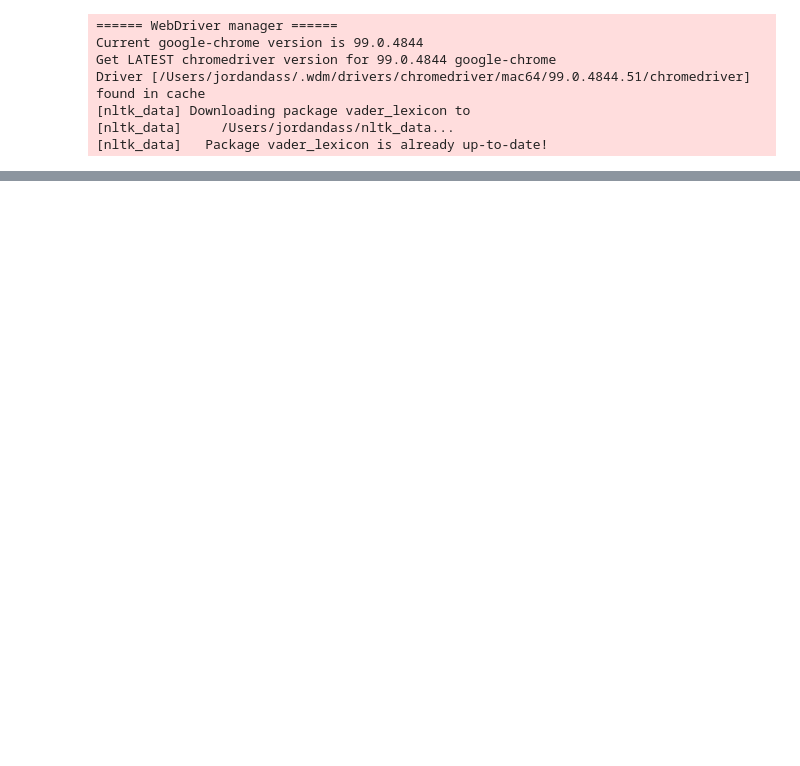
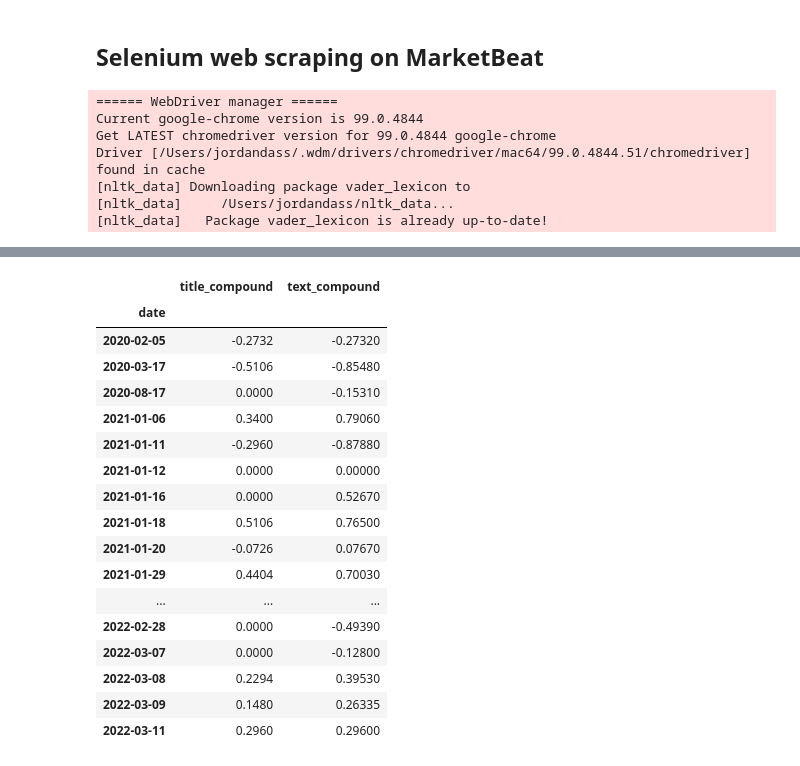
Before and after one commit to Arkiea/Project-2, a Jupyter notebook: Sentiment-analysis/Sentiment-project2.ipynb, the cells around one changed output, grey strips where cells are left out. Cells and saved outputs as stored; diff of their text form; code cells hidden in the pictures; blank space fills up the shorter version.

Commit message:
Added mean sentiment for each day

```diff
--- a/Sentiment-analysis/Sentiment-project2.ipynb
+++ b/Sentiment-analysis/Sentiment-project2.ipynb
@@ -122,3 +129,5 @@ df = r(client_id = client_id_ind,
+# %% [markdown]
+## Selenium web scraping on MarketBeat
 # %%
 try:
     import selenium
@@ -154,6 +163,30 @@ import numpy as np
 
 import hvplot.pandas
 
+def combiner(df):
+    import numpy
+    df = df.sort_values(by = ['date'], ascending = [True])
+
+    all_unique_days = sorted(list(set(df.index)))
+
+    df_check = df.reset_index()
+
+    date, text_compound, title_compound = [], [], []
+    for day in all_unique_days:
+        date.append(day)
+        if len(df_check[df_check['date'] == day]) > 1:
+            text_mean = np.mean(list(df_check[df_check['date'] == day].text_compound))
+            title_mean = np.mean(list(df_check[df_check['date'] == day].title_compound))
+
+            text_compound.append(text_mean)
+            title_compound.append(title_mean)
+        else:
+            text_compound.append(df_check[df_check['date'] == day].text_compound.values[0])
+            title_compound.append(df_check[df_check['date'] == day].title_compound.values[0])
+
+    mean_df = pd.DataFrame({'date': date, 'title_compound': title_compound, 'text_compound': text_compound}).set_index('date')
+    return mean_df
+
 def symbol_data(Symbol, start_date, freq = 'D'):
     Symbols = Symbol + '-USD'
     end = datetime.datetime.now()
@@ -187,7 +220,10 @@ def concatenate(df1, df2, ticker, start_date):
     sent_df = sent_df.reset_index().drop(columns = ['date'])
     final_df = pd.concat([text_df, sent_df], axis = 1, join = 'inner').set_index('date')
 
-    dataframe_really_final = final_df[['text_compound', 'title_compound', f'{ticker}_headline', f'{ticker}_desc']]
+    dataframe_final = final_df[['text_compound', 'title_compound', f'{ticker}_headline', f'{ticker}_desc']]
+    dataframe_final.to_csv(f'BTC_articles_{datetime.date.today()}.csv')
+    dataframe_really_final = combiner(dataframe_final)
+
     graph = dataframe_really_final.hvplot(title = f'{ticker.upper()} Sentiment Analysis', hover_cols = [f'{ticker}_headline', f'{ticker}_desc'], alpha = 0.3)
 
     ticker_df = symbol_data(ticker, start_date)['Close'].to_frame()
@@ -199,9 +235,11 @@ def concatenate(df1, df2, ticker, start_date):
 
     ticker_df_norm = (ticker_df['Close'] - np.min(ticker_df['Close'])) / (np.max(ticker_df['Close']) - np.min(ticker_df['Close']))
     display(graph * ticker_df_norm.hvplot())
+    display(graph * ticker_df.pct_change().hvplot())
+    display(graph * ticker_df.pct_change().cumsum().hvplot())
 
-    final_df.to_csv(f'sentiment_{ticker}.csv')
-    return final_df
+    dataframe_really_final.to_csv(f'sentiment_{ticker}.csv')
+    return dataframe_really_final
 
 def sentiment(df, ticker, start_date):
     import nltk
@@ -286,6 +324,7 @@ def ticker_news_sentiment(ticker):
     return sentiment(df, ticker, start_date)
 
 df = ticker_news_sentiment('BTC')
+display(df)
 # %% [output]
 ====== WebDriver manager ======
 Current google-chrome version is 99.0.4844
@@ -297,0 +339,18 @@ Driver [/Users/jordandass/.wdm/drivers/chromedriver/mac64/99.0.4844.51/chromedri
+|  | title_compound | text_compound |
+| date |  |  |
+| 2020-02-05 | -0.2732 | -0.27320 |
+| 2020-03-17 | -0.5106 | -0.85480 |
+| 2020-08-17 | 0.0000 | -0.15310 |
+| 2021-01-06 | 0.3400 | 0.79060 |
+| 2021-01-11 | -0.2960 | -0.87880 |
+| 2021-01-12 | 0.0000 | 0.00000 |
+| 2021-01-16 | 0.0000 | 0.52670 |
+| 2021-01-18 | 0.5106 | 0.76500 |
+| 2021-01-20 | -0.0726 | 0.07670 |
+| 2021-01-29 | 0.4404 | 0.70030 |
+| ... | ... | ... |
+| 2022-02-28 | 0.0000 | -0.49390 |
+| 2022-03-07 | 0.0000 | -0.12800 |
+| 2022-03-08 | 0.2294 | 0.39530 |
+| 2022-03-09 | 0.1480 | 0.26335 |
+| 2022-03-11 | 0.2960 | 0.29600 |
```
Also changed, not shown: parts of 5 cells of this notebook, 7 other files.
